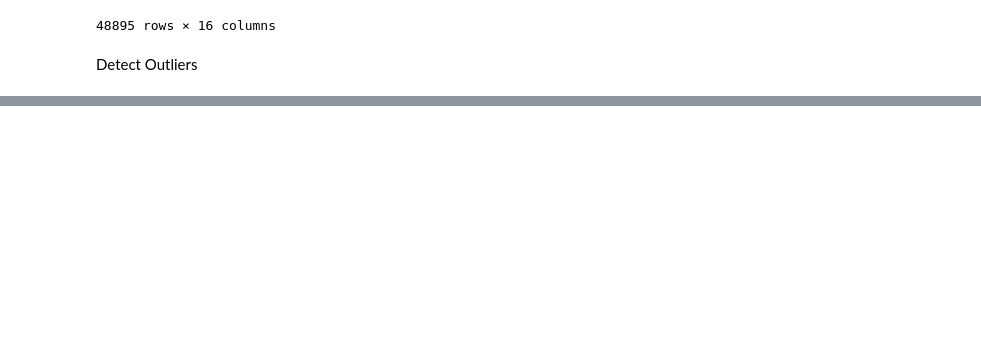
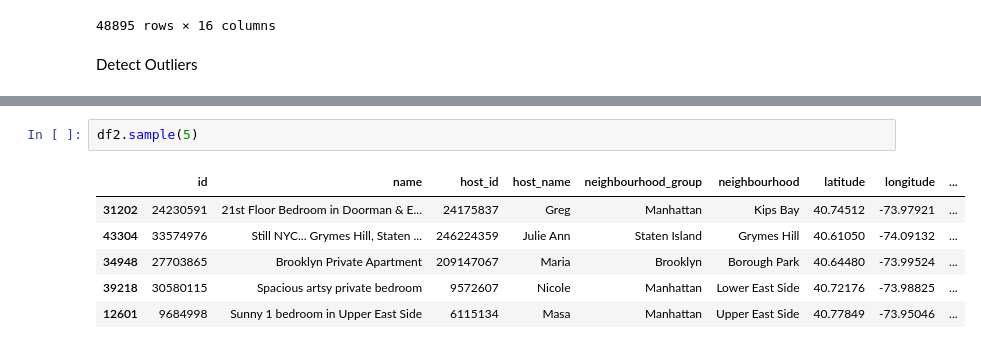
Before and after one commit to bappaditya-paul/Athena, a Jupyter notebook: Feauture_enginnering.ipynb, the cells around one changed output, grey strips where cells are left out. Cells and saved outputs as stored; diff of their text form; blank space fills up the shorter version.

```diff
--- a/Feauture_enginnering.ipynb
+++ b/Feauture_enginnering.ipynb
@@ -41,0 +115,9 @@ max_t
+# %%
+df2.sample(5)
+# %% [output]
+|  | id | name | host_id | host_name | neighbourhood_group | neighbourhood | latitude | longitude | ... |
+| 31202 | 24230591 | 21st Floor Bedroom in Doorman & E... | 24175837 | Greg | Manhattan | Kips Bay | 40.74512 | -73.97921 | ... |
+| 43304 | 33574976 | Still NYC... Grymes Hill, Staten ... | 246224359 | Julie Ann | Staten Island | Grymes Hill | 40.61050 | -74.09132 | ... |
+| 34948 | 27703865 | Brooklyn Private Apartment | 209147067 | Maria | Brooklyn | Borough Park | 40.64480 | -73.99524 | ... |
+| 39218 | 30580115 | Spacious artsy private bedroom | 9572607 | Nicole | Manhattan | Lower East Side | 40.72176 | -73.98825 | ... |
+| 12601 | 9684998 | Sunny 1 bedroom in Upper East Side | 6115134 | Masa | Manhattan | Upper East Side | 40.77849 | -73.95046 | ... |
```
Also changed, not shown: parts of 14 cells of this notebook.
